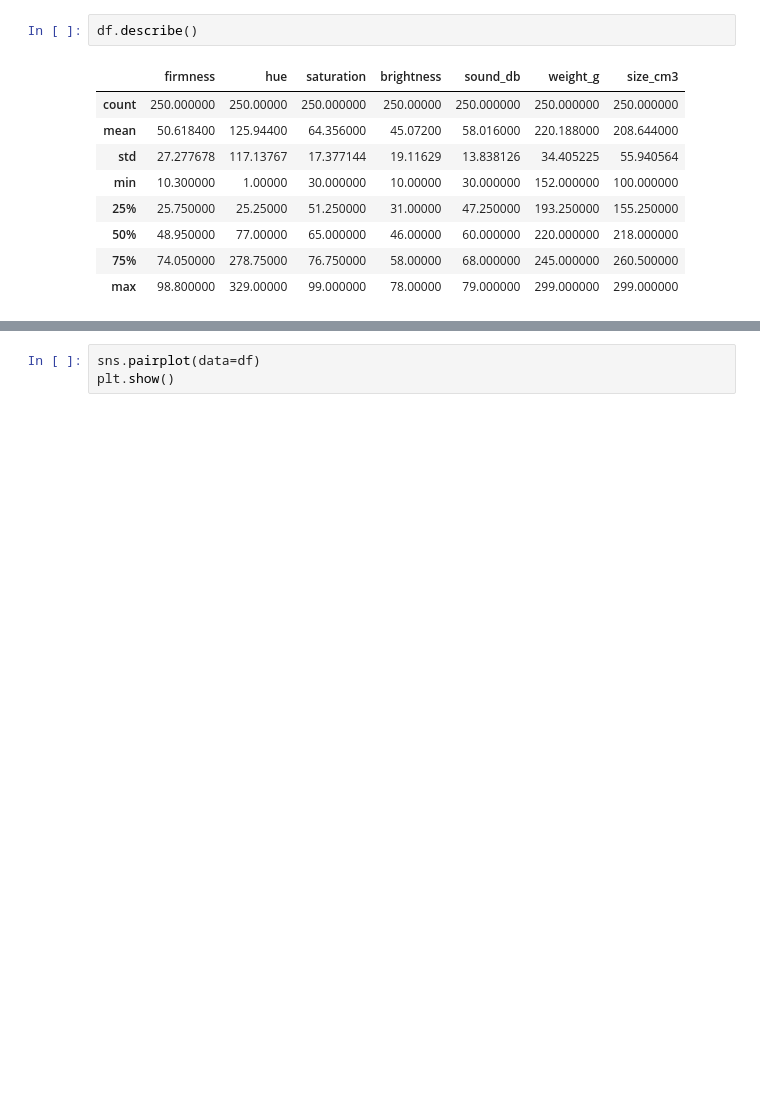
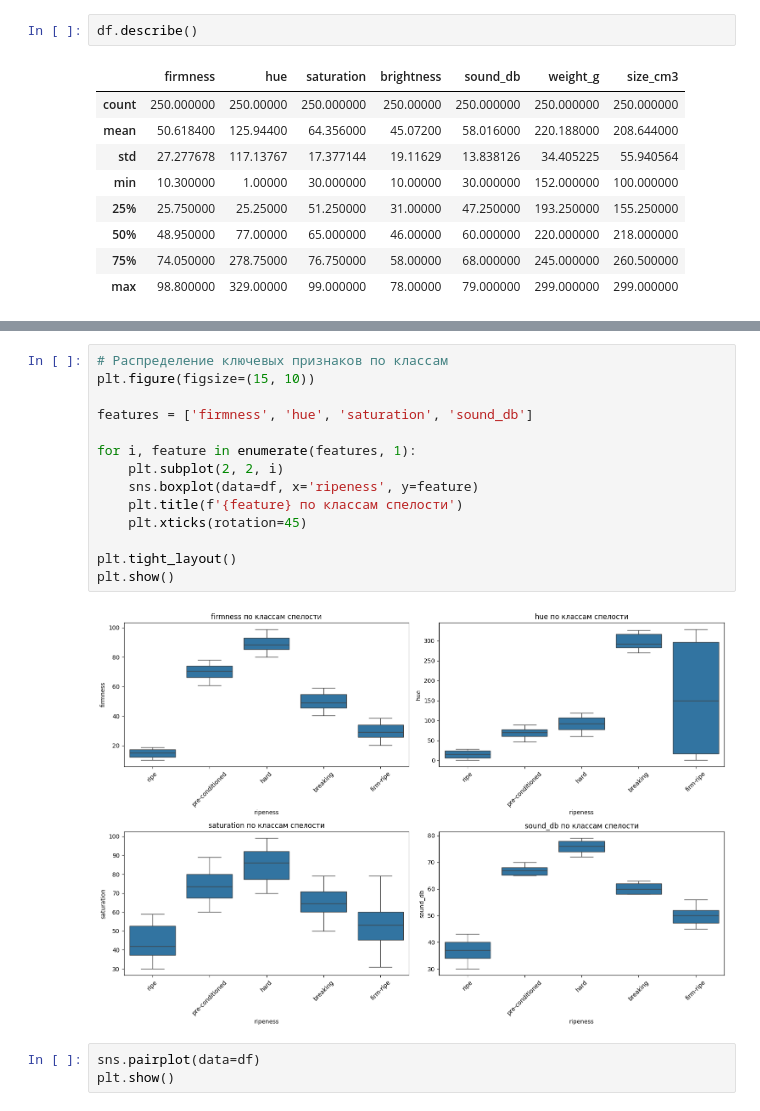
Before and after one commit to NeoGitHabs/ml_avocado_ripeness_datasett, a Jupyter notebook: AvocadoRipenessDataset/AvocadoRipenessDataset.ipynb, the cells around one changed output, grey strips where cells are left out. Saved outputs shown, nothing was run; the diff lists cells and outputs as text; blank space fills up the shorter version.

```diff
--- a/AvocadoRipenessDataset/AvocadoRipenessDataset.ipynb
+++ b/AvocadoRipenessDataset/AvocadoRipenessDataset.ipynb
@@ -55,3 +86,19 @@ df.describe()
+# %%
+# Распределение ключевых признаков по классам
+plt.figure(figsize=(15, 10))
+
+features = ['firmness', 'hue', 'saturation', 'sound_db']
+
+for i, feature in enumerate(features, 1):
+    plt.subplot(2, 2, i)
+    sns.boxplot(data=df, x='ripeness', y=feature)
+    plt.title(f'{feature} по классам спелости')
+    plt.xticks(rotation=45)
+
+plt.tight_layout()
+plt.show()
+# %% [output]
+[figure, added]
 # %%
 sns.pairplot(data=df)
 plt.show()
```
Also changed, not shown: parts of 7 cells of this notebook, 4 other files.
